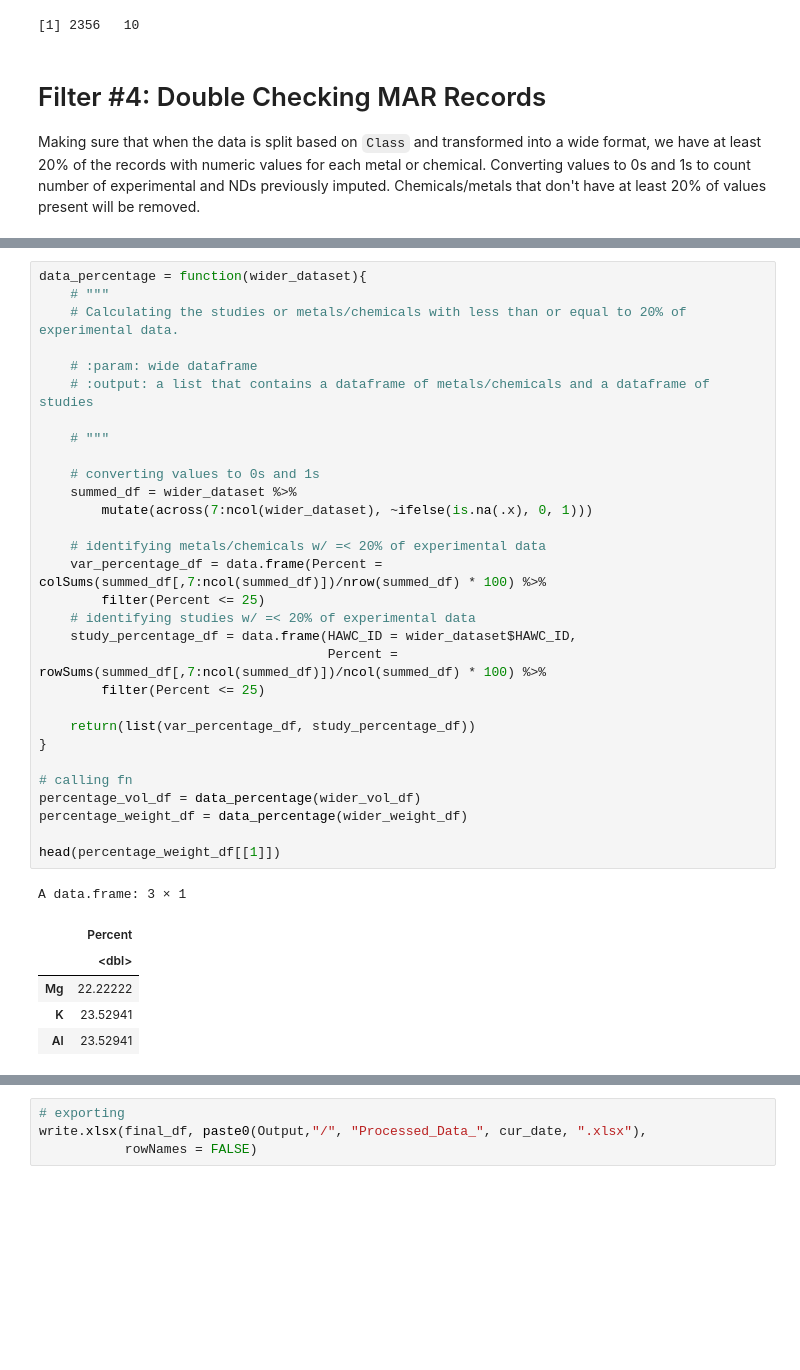
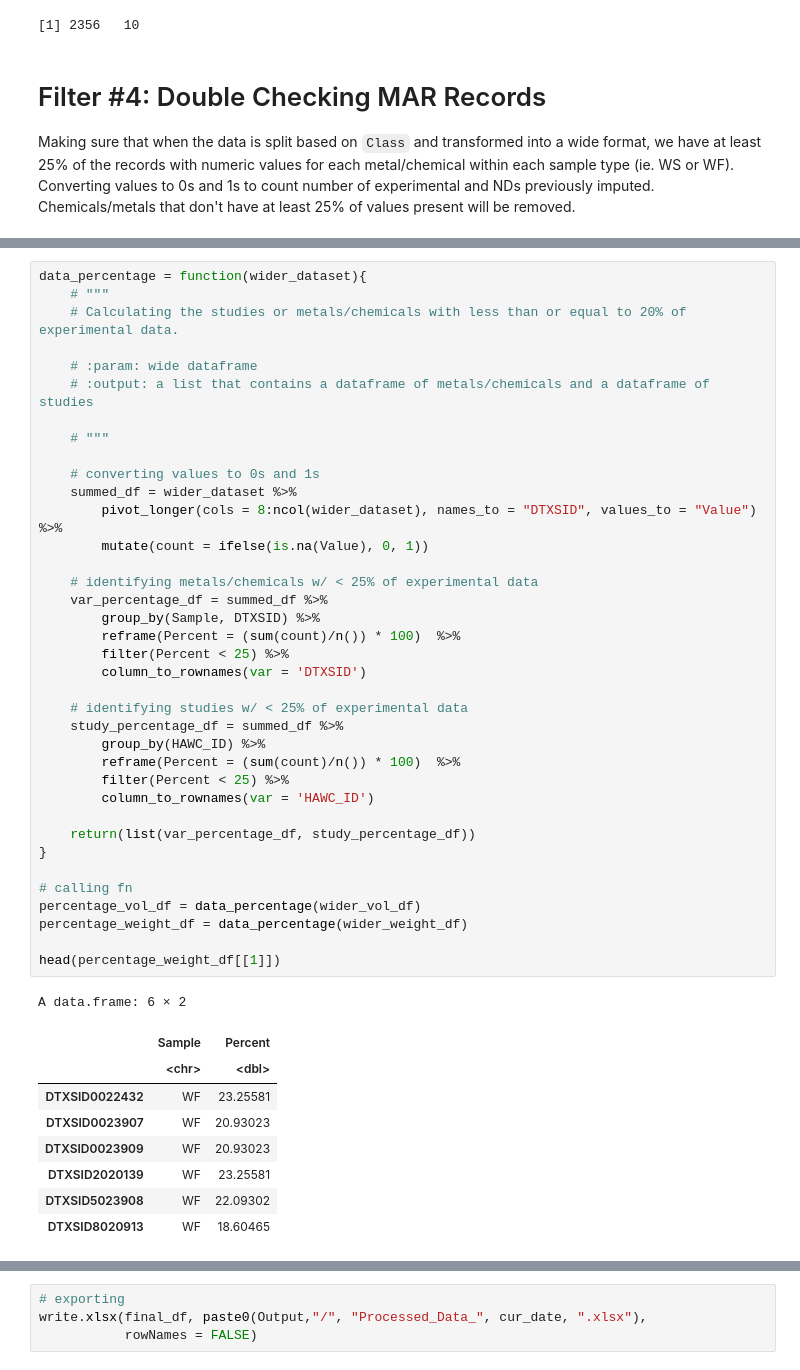
Before and after one commit to UNC-CEMALB/P1015.-Wildfire_Suffcient_Similiarity, a Jupyter notebook: 1. Data Processing/Data Processing.ipynb, the cells around one changed output, grey strips where cells are left out. Drawn from its saved outputs; the diff is of its cells as text; blank space fills up the shorter version.

```diff
--- a/1. Data Processing/Data Processing.ipynb
+++ b/1. Data Processing/Data Processing.ipynb
@@ -579,7 +579,7 @@ A tibble: 6 × 10
 # %% [markdown]
 # Filter #4: Double Checking MAR Records
 
-Making sure that when the data is split based on `Class` and transformed into a wide format, we have at least 20% of the records with numeric values for each metal or chemical. Converting values to 0s and 1s to count number of experimental and NDs previously imputed. Chemicals/metals that don't have at least 20% of values present will be removed.
+Making sure that when the data is split based on `Class` and transformed into a wide format, we have at least 25% of the records with numeric values for each metal/chemical within each sample type (ie. WS or WF). Converting values to 0s and 1s to count number of experimental and NDs previously imputed. Chemicals/metals that don't have at least 25% of values present will be removed.
 # %%
 wider_vol_df = mnar_imputed_vol_df %>%
     # creating sample ids
@@ -607,40 +607,50 @@ A tibble: 6 × 33
 # %%
 data_percentage = function(wider_dataset){
     # """
     # Calculating the studies or metals/chemicals with less than or equal to 20% of experimental data.
 
     # :param: wide dataframe
     # :output: a list that contains a dataframe of metals/chemicals and a dataframe of studies
 
     # """
 
     # converting values to 0s and 1s
     summed_df = wider_dataset %>%
-        mutate(across(7:ncol(wider_dataset), ~ifelse(is.na(.x), 0, 1)))
+        pivot_longer(cols = 8:ncol(wider_dataset), names_to = "DTXSID", values_to = "Value") %>%
+        mutate(count = ifelse(is.na(Value), 0, 1))
 
-    # identifying metals/chemicals w/ =< 20% of experimental data
-    var_percentage_df = data.frame(Percent = colSums(summed_df[,7:ncol(summed_df)])/nrow(summed_df) * 100) %>%
-        filter(Percent <= 25)
-    # identifying studies w/ =< 20% of experimental data
-    study_percentage_df = data.frame(HAWC_ID = wider_dataset$HAWC_ID,
-                                     Percent = rowSums(summed_df[,7:ncol(summed_df)])/ncol(summed_df) * 100) %>%
-        filter(Percent <= 25)
+    # identifying metals/chemicals w/ < 25% of experimental data
+    var_percentage_df = summed_df %>%
+        group_by(Sample, DTXSID) %>%
+        reframe(Percent = (sum(count)/n()) * 100)  %>%
+        filter(Percent < 25) %>%
+        column_to_rownames(var = 'DTXSID')
+
+    # identifying studies w/ < 25% of experimental data
+    study_percentage_df = summed_df %>%
+        group_by(HAWC_ID) %>%
+        reframe(Percent = (sum(count)/n()) * 100)  %>%
+        filter(Percent < 25) %>%
+        column_to_rownames(var = 'HAWC_ID')
 
     return(list(var_percentage_df, study_percentage_df))
 }
 
 # calling fn
 percentage_vol_df = data_percentage(wider_vol_df)
 percentage_weight_df = data_percentage(wider_weight_df)
 
 head(percentage_weight_df[[1]])
 # %% [output]
-A data.frame: 3 × 1
+A data.frame: 6 × 2
-|  | Percent |
-|  | <dbl> |
-| Mg | 22.22222 |
-| K | 23.52941 |
-| Al | 23.52941 |
+|  | Sample | Percent |
+|  | <chr> | <dbl> |
+| DTXSID0022432 | WF | 23.25581 |
+| DTXSID0023907 | WF | 20.93023 |
+| DTXSID0023909 | WF | 20.93023 |
+| DTXSID2020139 | WF | 23.25581 |
+| DTXSID5023908 | WF | 22.09302 |
+| DTXSID8020913 | WF | 18.60465 |
 # %%
 # removing those metals/chemicals & studies from the OG df
 preimputed_vol_df = mnar_imputed_vol_df %>%
```
Also changed, not shown: parts of 13 cells of this notebook.
